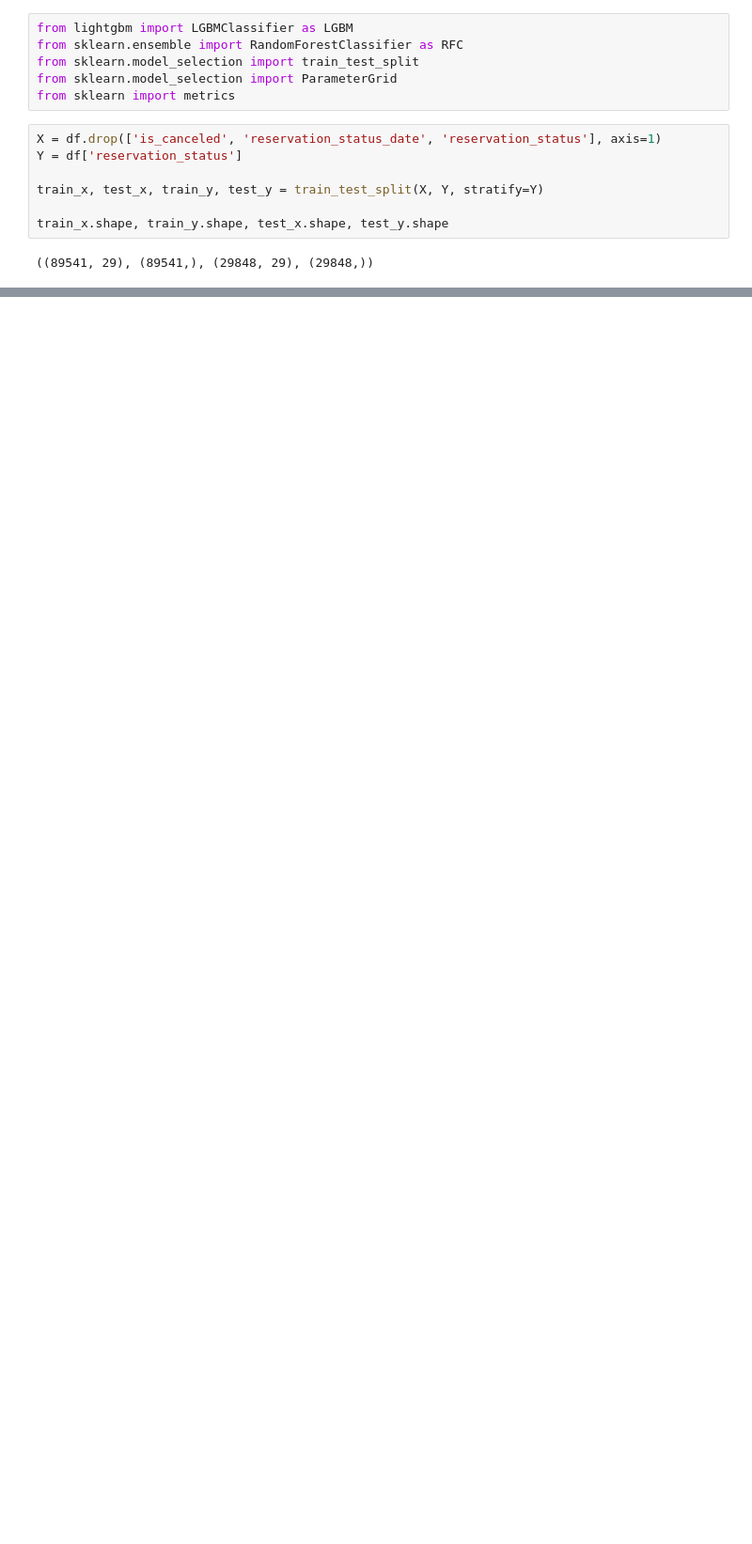
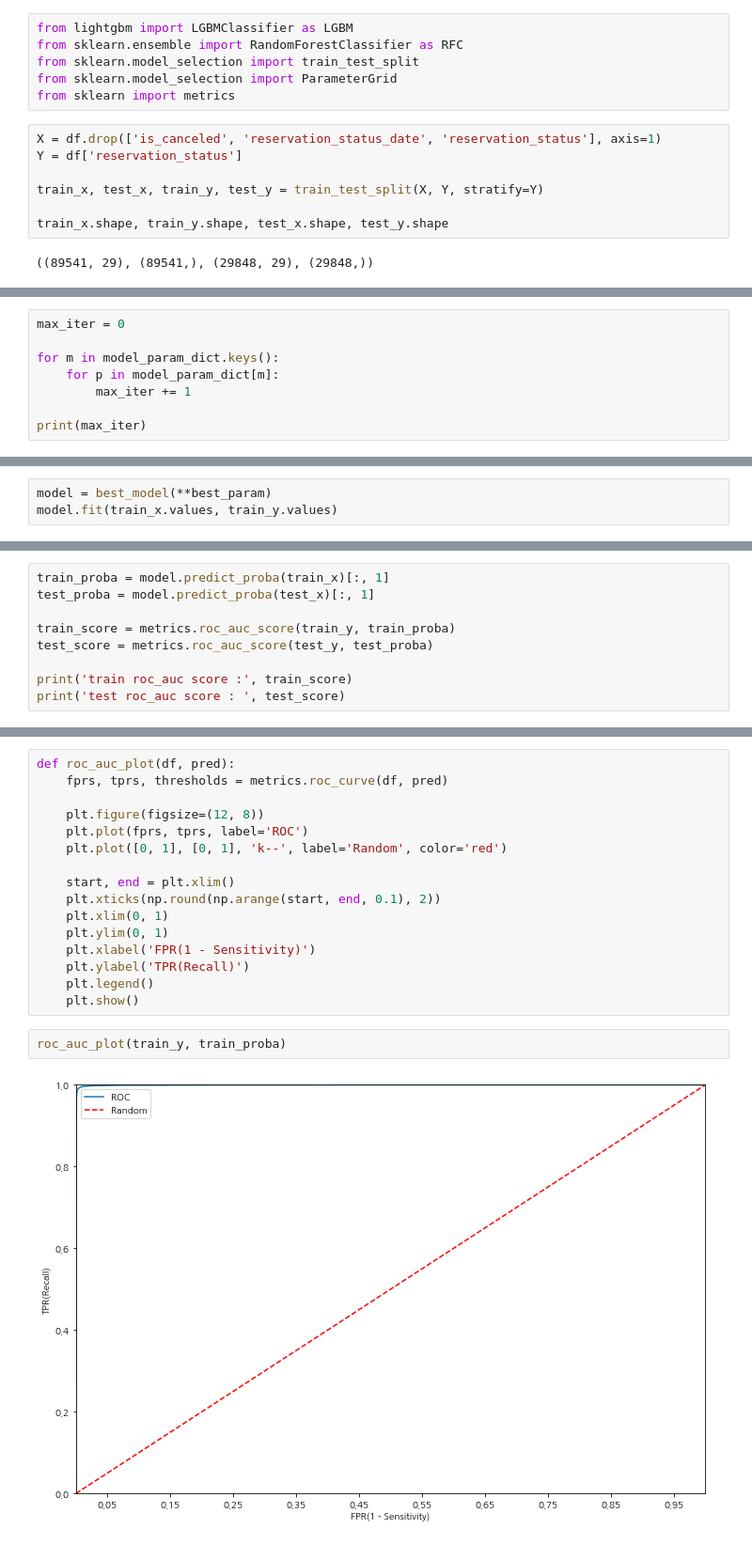
Before and after one commit to seonydg/ml-classification-analysis-of-hotel-reservation-demand, a Jupyter notebook: analysis-of-hotel-reservation-demand.ipynb, the cells around one changed output, grey strips where cells are left out. Shown at 94% size. Drawn from its saved outputs; the diff is of its cells as text; blank space fills up the shorter version.

```diff
--- a/analysis-of-hotel-reservation-demand.ipynb
+++ b/analysis-of-hotel-reservation-demand.ipynb
@@ -702,0 +723,8 @@ train_x.shape, train_y.shape, test_x.shape, test_y.shape
+# %%
+max_iter = 0
+
+for m in model_param_dict.keys():
+    for p in model_param_dict[m]:
+        max_iter += 1
+
+print(max_iter)
@@ -702,0 +785,3 @@ train_x.shape, train_y.shape, test_x.shape, test_y.shape
+# %%
+model = best_model(**best_param)
+model.fit(train_x.values, train_y.values)
@@ -702,0 +819,9 @@ train_x.shape, train_y.shape, test_x.shape, test_y.shape
+# %%
+train_proba = model.predict_proba(train_x)[:, 1]
+test_proba = model.predict_proba(test_x)[:, 1]
+
+train_score = metrics.roc_auc_score(train_y, train_proba)
+test_score = metrics.roc_auc_score(test_y, test_proba)
+
+print('train roc_auc score :', train_score)
+print('test roc_auc score : ', test_score)
@@ -702,0 +831,20 @@ train_x.shape, train_y.shape, test_x.shape, test_y.shape
+# %%
+def roc_auc_plot(df, pred):
+    fprs, tprs, thresholds = metrics.roc_curve(df, pred)
+
+    plt.figure(figsize=(12, 8))
+    plt.plot(fprs, tprs, label='ROC')
+    plt.plot([0, 1], [0, 1], 'k--', label='Random', color='red')
+
+    start, end = plt.xlim()
+    plt.xticks(np.round(np.arange(start, end, 0.1), 2))
+    plt.xlim(0, 1)
+    plt.ylim(0, 1)
+    plt.xlabel('FPR(1 - Sensitivity)')
+    plt.ylabel('TPR(Recall)')
+    plt.legend()
+    plt.show()
+# %%
+roc_auc_plot(train_y, train_proba)
+# %% [output]
+[figure, added]
```
Also changed, not shown: parts of 28 cells of this notebook.
